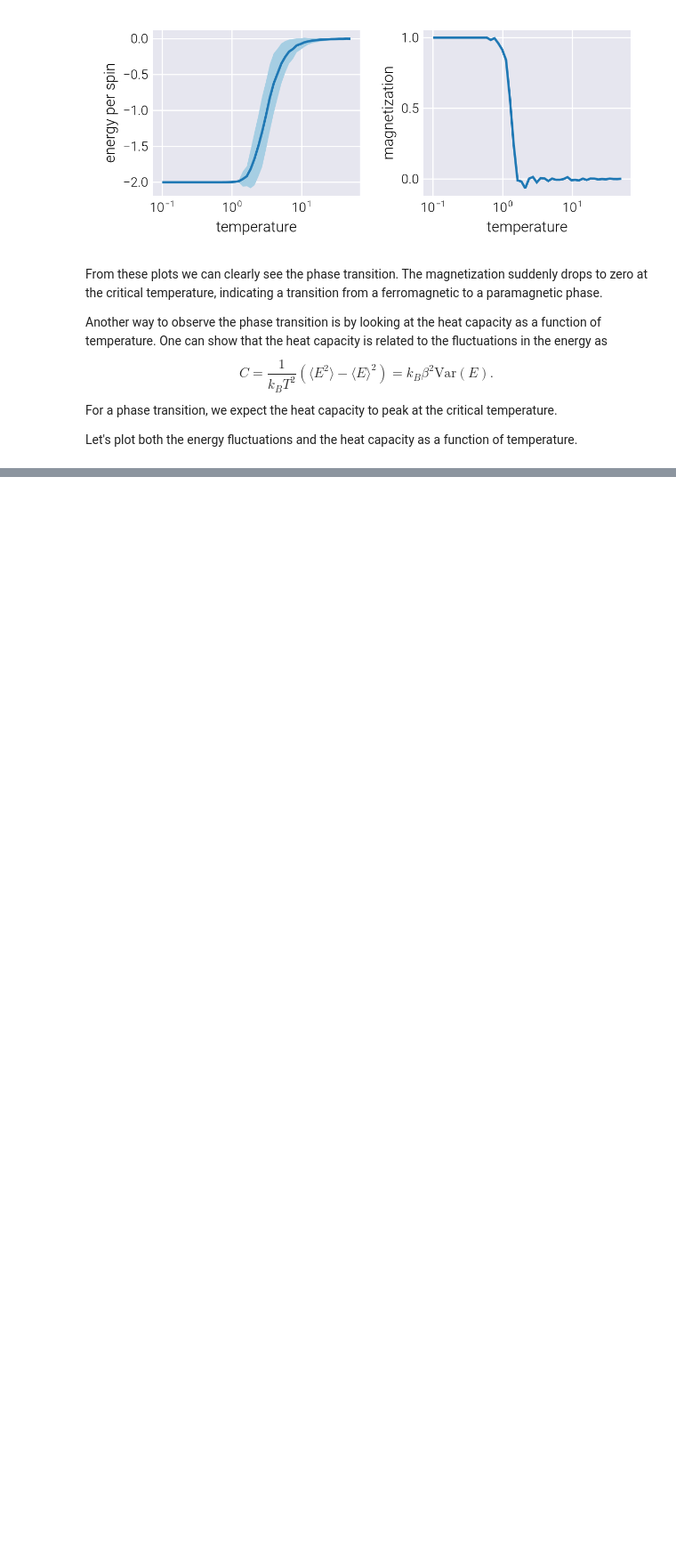
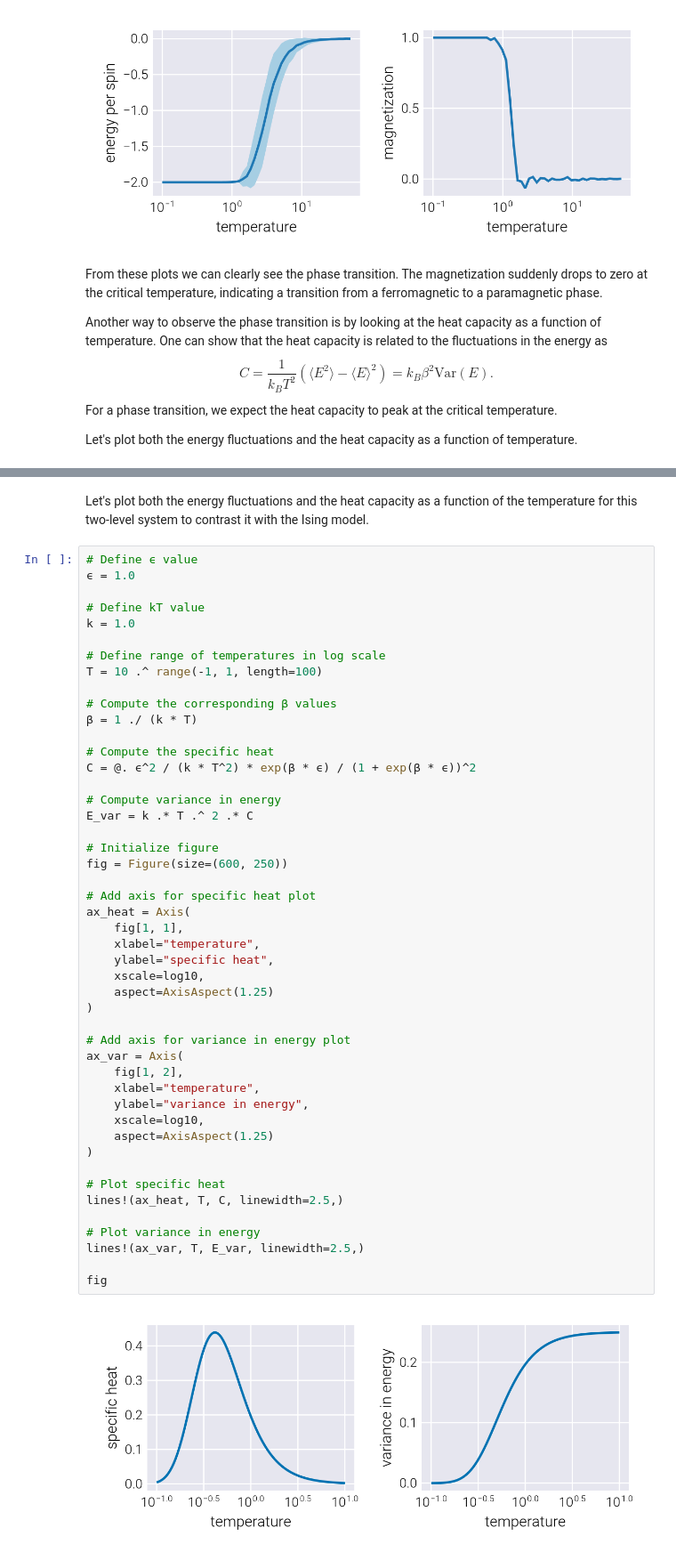
Before and after one commit to mrazomej/active_inference_tutorials, a Jupyter notebook: code/exploratory/ising_model_sim.ipynb, the cells around one changed output, grey strips where cells are left out. Shown: that part at 89% size. Cells and saved outputs as stored; diff of their text form; blank space fills up the shorter version.

```diff
--- a/code/exploratory/ising_model_sim.ipynb
+++ b/code/exploratory/ising_model_sim.ipynb
@@ -769,0 +813,52 @@ phase transition from a ferromagnetic to a paramagnetic phase.
+# %% [markdown]
+Let's plot both the energy fluctuations and the heat capacity as a function of
+the temperature for this two-level system to contrast it with the Ising model.
+# %%
+# Define ϵ value
+ϵ = 1.0
+
+# Define kT value
+k = 1.0
+
+# Define range of temperatures in log scale
+T = 10 .^ range(-1, 1, length=100)
+
+# Compute the corresponding β values
+β = 1 ./ (k * T)
+
+# Compute the specific heat
+C = @. ϵ^2 / (k * T^2) * exp(β * ϵ) / (1 + exp(β * ϵ))^2
+
+# Compute variance in energy
+E_var = k .* T .^ 2 .* C
+
+# Initialize figure
+fig = Figure(size=(600, 250))
+
+# Add axis for specific heat plot
+ax_heat = Axis(
+    fig[1, 1],
+    xlabel="temperature",
+    ylabel="specific heat",
+    xscale=log10,
+    aspect=AxisAspect(1.25)
+)
+
+# Add axis for variance in energy plot
+ax_var = Axis(
+    fig[1, 2],
+    xlabel="temperature",
+    ylabel="variance in energy",
+    xscale=log10,
+    aspect=AxisAspect(1.25)
+)
+
+# Plot specific heat
+lines!(ax_heat, T, C, linewidth=2.5,)
+
+# Plot variance in energy
+lines!(ax_var, T, E_var, linewidth=2.5,)
+
+fig
+# %% [output]
+[figure, added]
```
Also changed, not shown: parts of 7 cells of this notebook.
